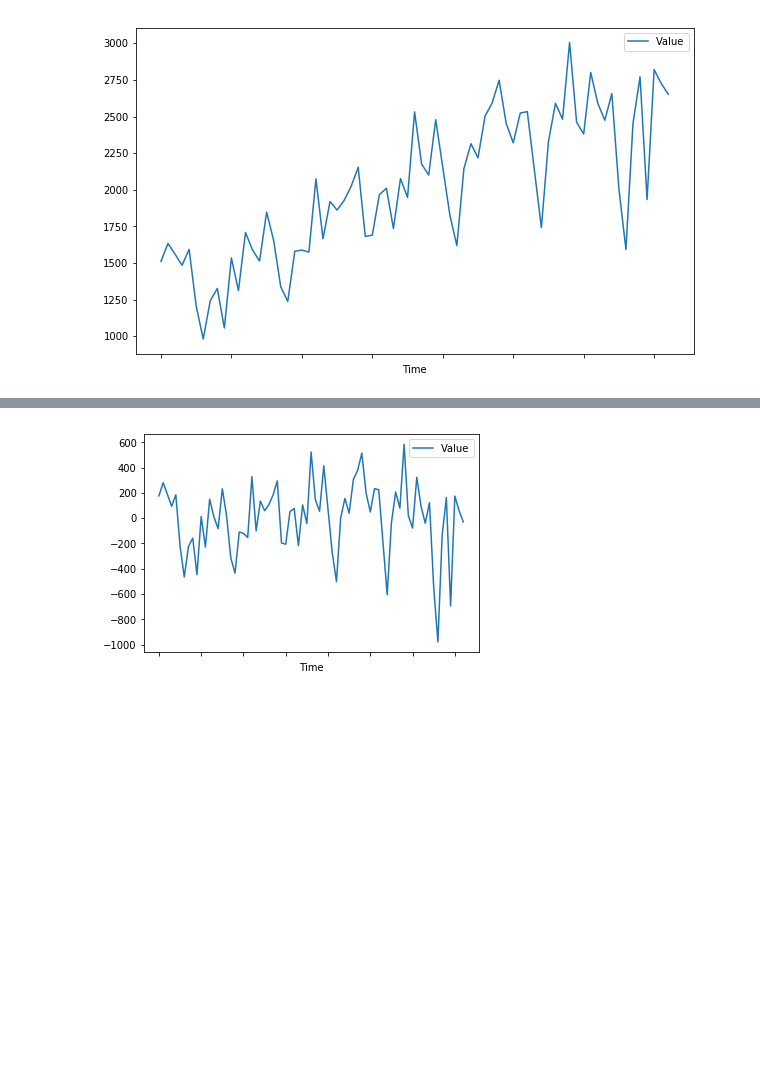
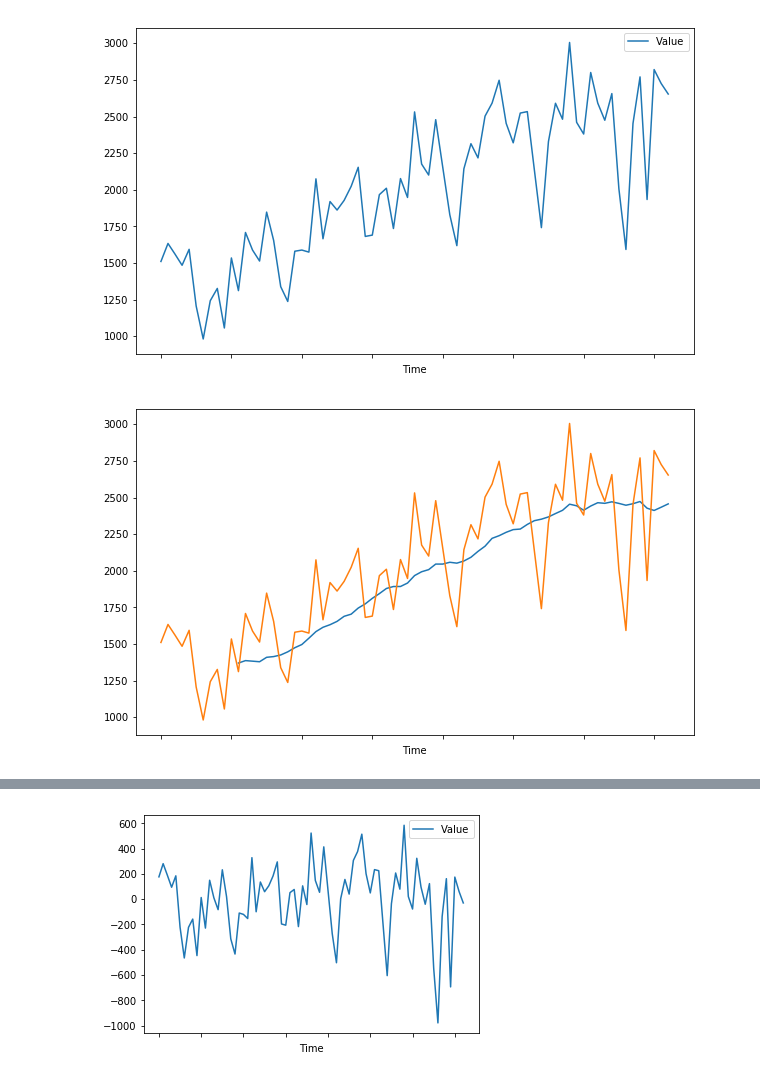
Before and after one commit to luphord/australian-housing-exercise, a Jupyter notebook: notebooks/3.0-Exploring-timeseries.ipynb, the cells around one changed output, grey strips where cells are left out. Cells and saved outputs as stored; diff of their text form; code cells hidden in the pictures; blank space fills up the shorter version.

Commit message:
improve plots

```diff
--- a/notebooks/3.0-Exploring-timeseries.ipynb
+++ b/notebooks/3.0-Exploring-timeseries.ipynb
@@ -34,0 +39,7 @@ from statsmodels.tsa.seasonal import seasonal_decompose
+# %%
+plt.figure(figsize=(10,6))
+values = ts.Value
+values.rolling(12).mean().plot(label='12-Month Rolling Mean')
+values.plot();
+# %% [output]
+[figure, added]
```
Also changed, not shown: parts of 11 cells of this notebook, 1 other file.
